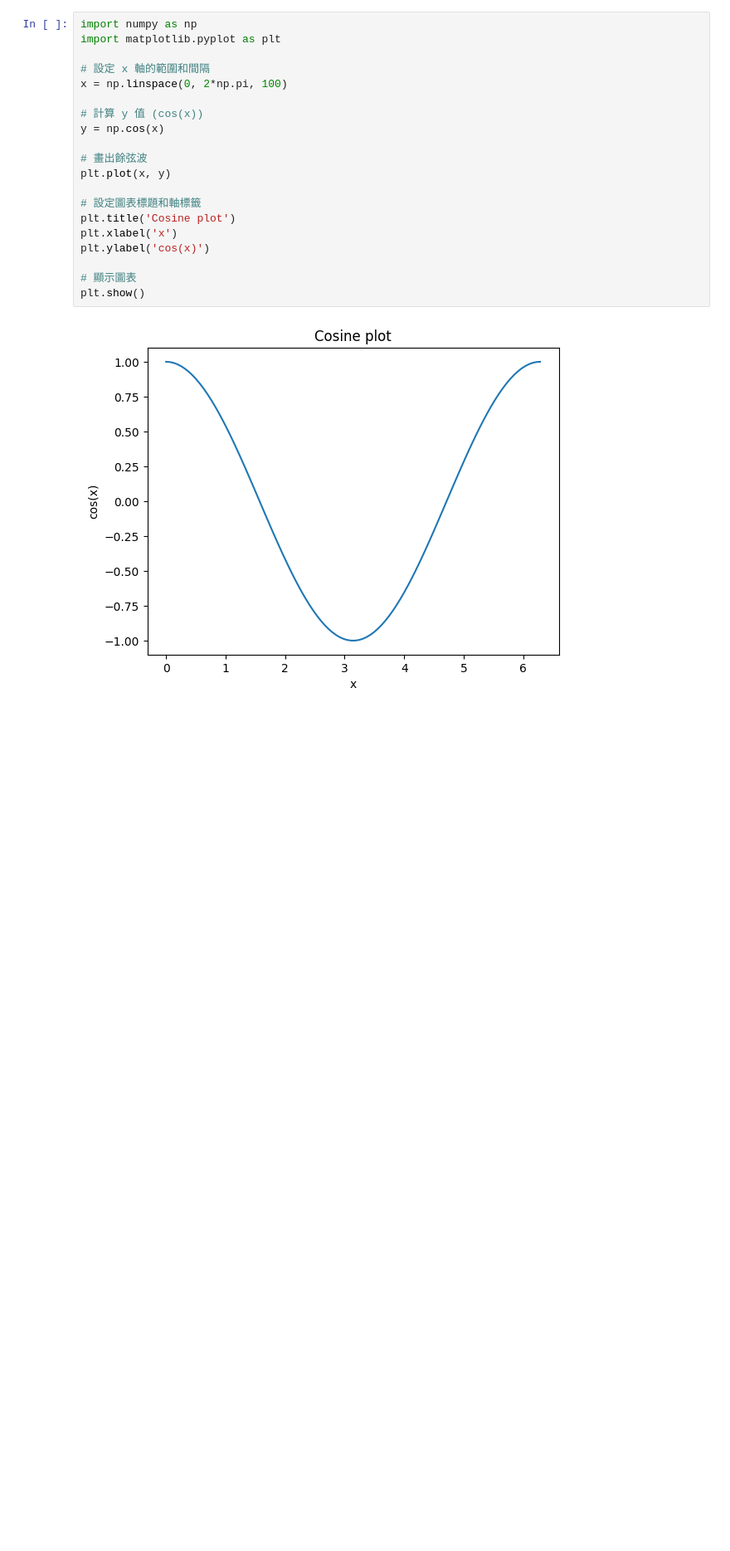
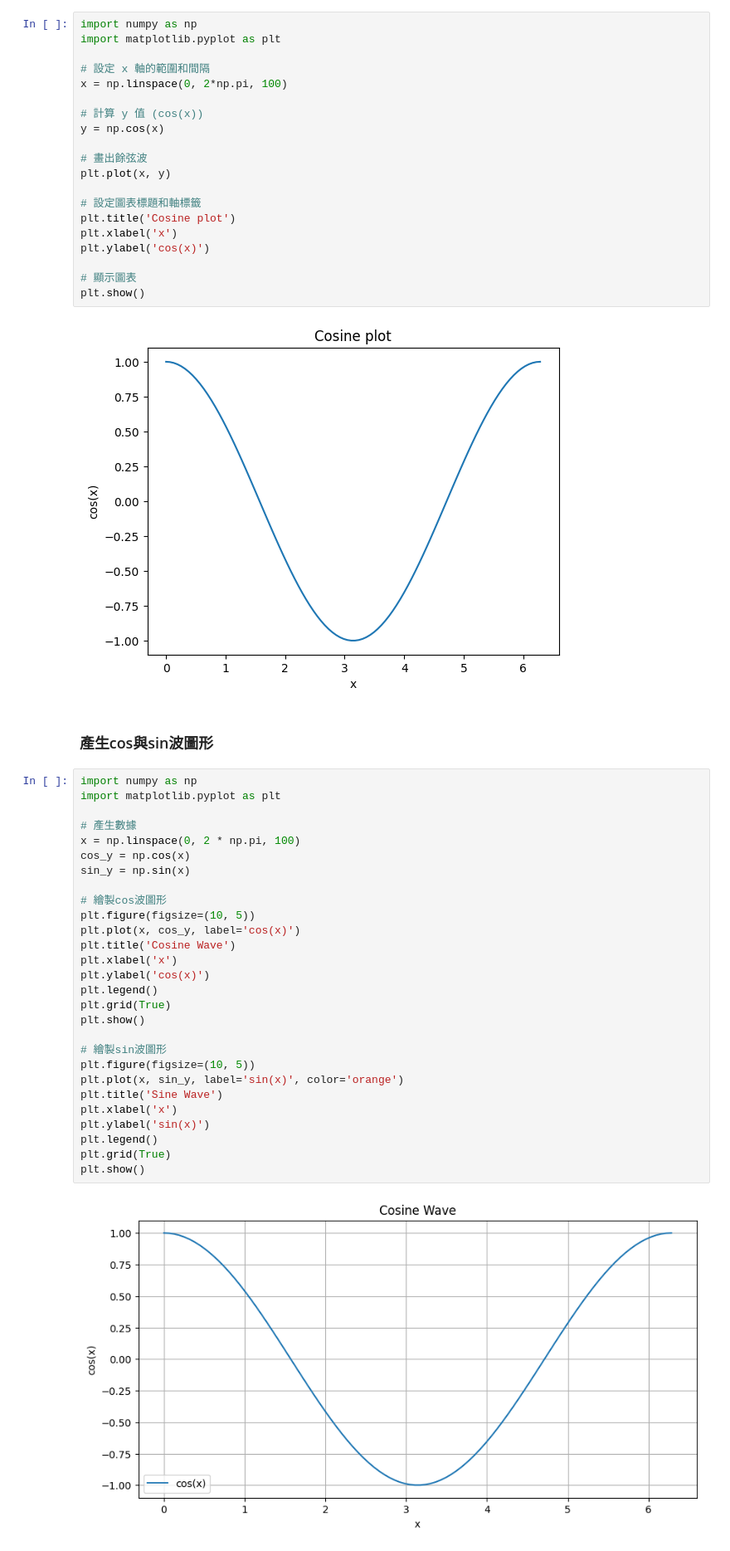
Before and after one commit to MegHo99/testGit_250315, a Jupyter notebook: python專案/git_DEMO1.ipynb, the cells around one changed output. Shown at 83% size. Cells and saved outputs as stored; diff of their text form; blank space fills up the shorter version.

```diff
--- a/python專案/git_DEMO1.ipynb
+++ b/python專案/git_DEMO1.ipynb
@@ -77,3 +76,35 @@ plt.ylabel('cos(x)')
 plt.show()
 # %% [output]
 [figure]
+# %% [markdown]
+### 產生cos與sin波圖形
+# %%
+import numpy as np
+import matplotlib.pyplot as plt
+
+# 產生數據
+x = np.linspace(0, 2 * np.pi, 100)
+cos_y = np.cos(x)
+sin_y = np.sin(x)
+
+# 繪製cos波圖形
+plt.figure(figsize=(10, 5))
+plt.plot(x, cos_y, label='cos(x)')
+plt.title('Cosine Wave')
+plt.xlabel('x')
+plt.ylabel('cos(x)')
+plt.legend()
+plt.grid(True)
+plt.show()
+
+# 繪製sin波圖形
+plt.figure(figsize=(10, 5))
+plt.plot(x, sin_y, label='sin(x)', color='orange')
+plt.title('Sine Wave')
+plt.xlabel('x')
+plt.ylabel('sin(x)')
+plt.legend()
+plt.grid(True)
+plt.show()
+# %% [output]
+[figure, added]
```
Also changed, not shown: parts of 4 cells of this notebook.
